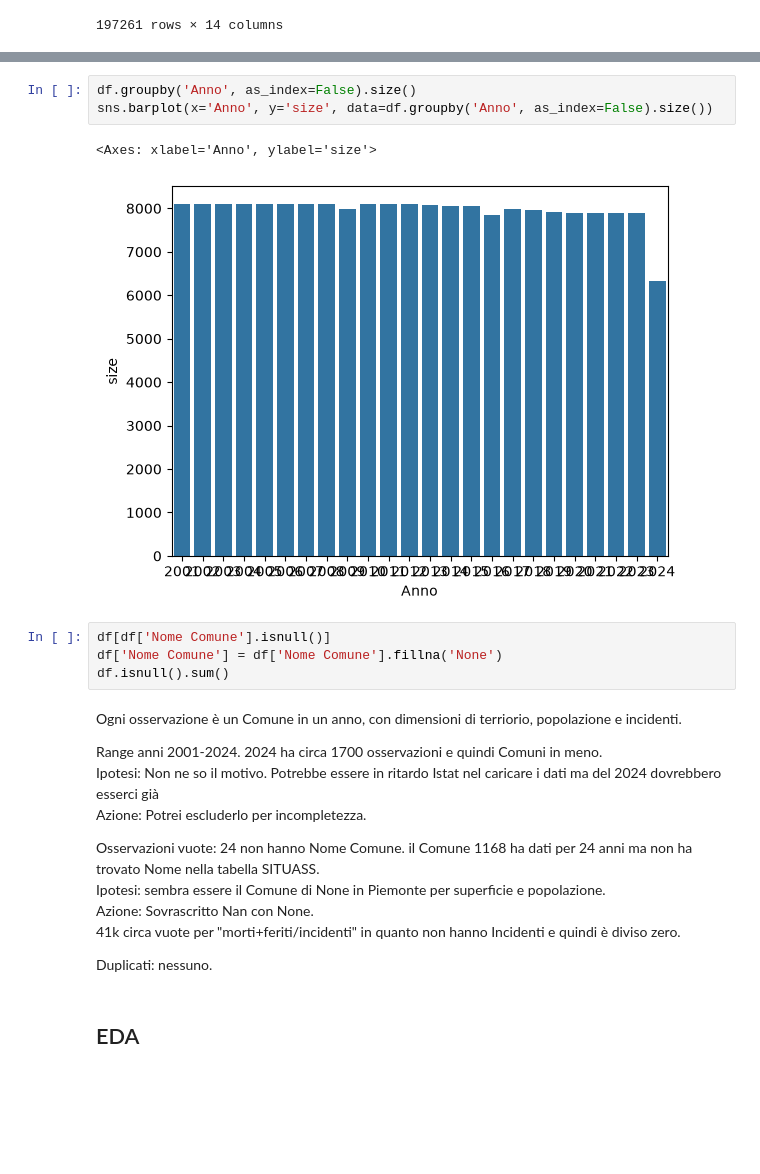
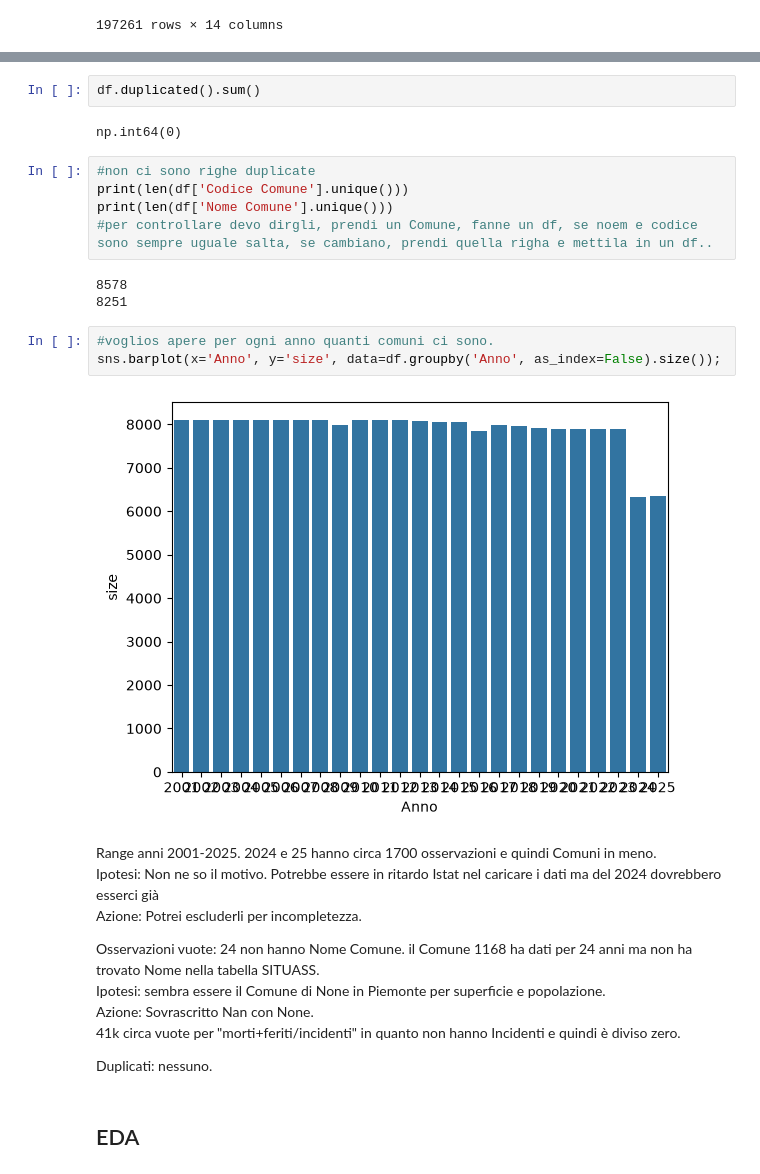
Before and after one commit to giuliocipone-lang/Boolean_capstone_project, a Jupyter notebook: EDA.ipynb, the cells around one changed output, grey strips where cells are left out. Cells and saved outputs as stored; diff of their text form; blank space fills up the shorter version.

```diff
--- a/EDA.ipynb
+++ b/EDA.ipynb
@@ -29,26 +67,31 @@ df
+# %%
+df.duplicated().sum()
+# %% [output]
+np.int64(0)
+# %%
+#non ci sono righe duplicate
+print(len(df['Codice Comune'].unique()))
+print(len(df['Nome Comune'].unique()))
+#per controllare devo dirgli, prendi un Comune, fanne un df, se noem e codice sono sempre uguale salta, se cambiano, prendi quella righa e mettila in un df..
+# %% [output]
+8578
+8251
 # %%
-df.groupby('Anno', as_index=False).size()
-sns.barplot(x='Anno', y='size', data=df.groupby('Anno', as_index=False).size())
+#voglios apere per ogni anno quanti comuni ci sono.
+sns.barplot(x='Anno', y='size', data=df.groupby('Anno', as_index=False).size());
 # %% [output]
-<Axes: xlabel='Anno', ylabel='size'>
-[figure, old version]
+[figure, new version]
-# %%
-df[df['Nome Comune'].isnull()]
-df['Nome Comune'] = df['Nome Comune'].fillna('None')
-df.isnull().sum()
 # %% [markdown]
-Ogni osservazione è un Comune in un anno, con dimensioni di terriorio, popolazione e incidenti.
 
-Range anni 2001-2024. 2024 ha circa 1700 osservazioni e quindi Comuni in meno.<br>
+Range anni 2001-2025. 2024 e 25 hanno circa 1700 osservazioni e quindi Comuni in meno.<br>
 Ipotesi: Non ne so il motivo. Potrebbe essere in ritardo Istat nel caricare i dati ma del 2024 dovrebbero esserci già<br>
-Azione: Potrei escluderlo per incompletezza.
+Azione: Potrei escluderli per incompletezza.
 
 Osservazioni vuote: 24 non hanno Nome Comune. il Comune 1168 ha dati per 24 anni ma non ha trovato Nome nella tabella SITUASS. <br>
 Ipotesi: sembra essere il Comune di None in Piemonte per superficie e popolazione.<br>
 Azione: Sovrascritto Nan con None.<br>
 41k circa vuote per "morti+feriti/incidenti" in quanto non hanno Incidenti e quindi è diviso zero.
 
-
 Duplicati: nessuno.
 # %% [markdown]
 ## EDA
```
Also changed, not shown: parts of 17 cells of this notebook, 1 other file.
